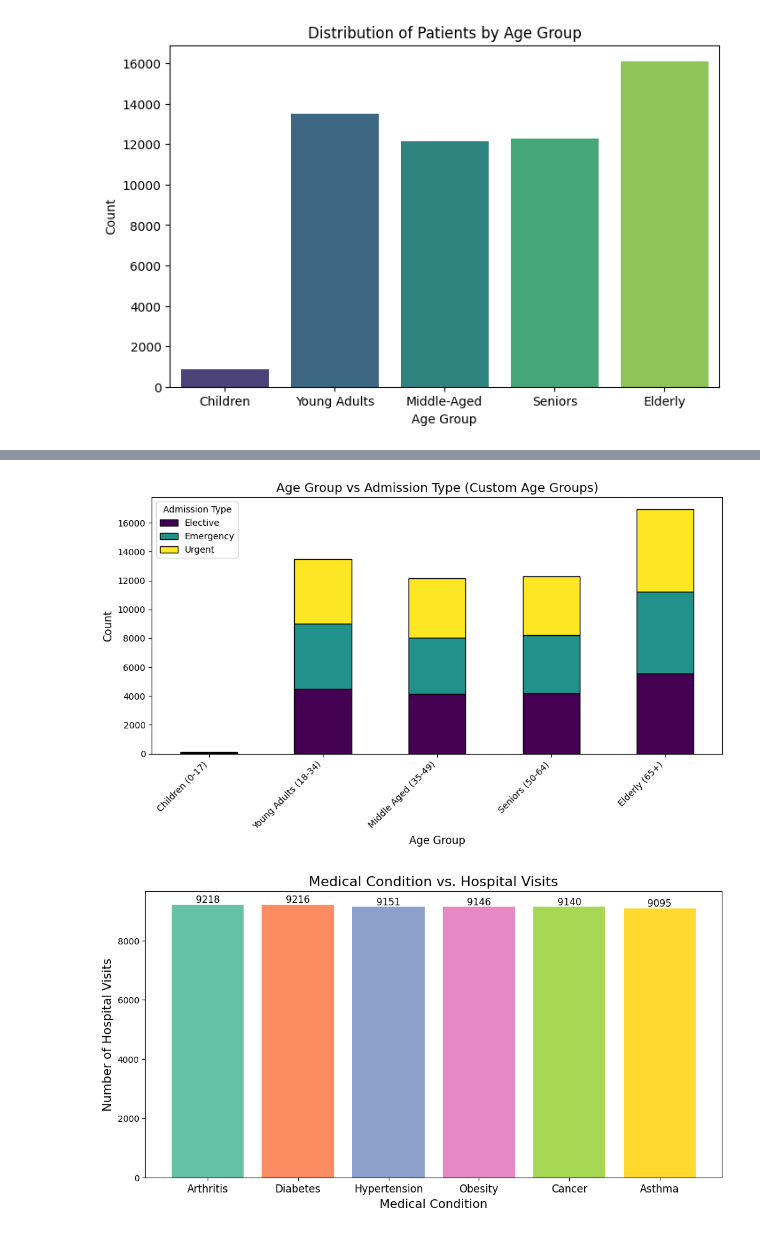
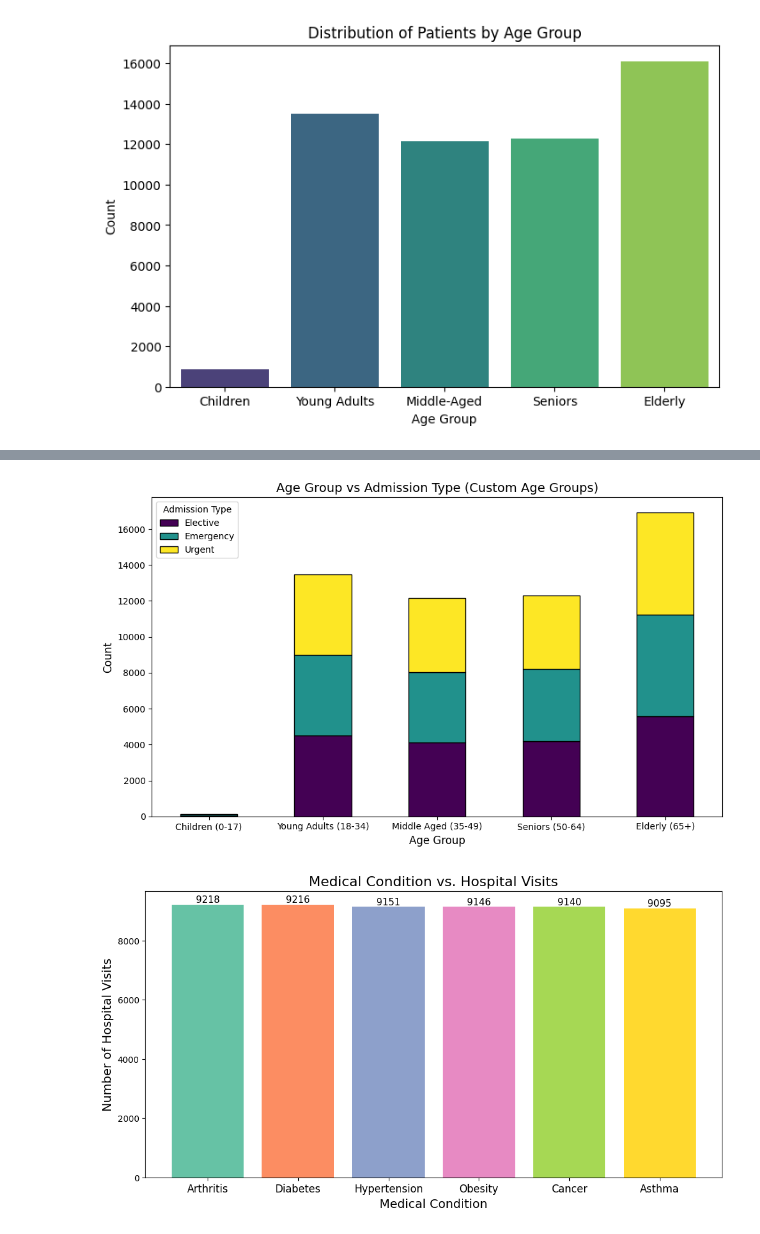
Before and after one commit to Thayallen02/MY-DAC-Curriculum, a Jupyter notebook: Internal Project/IP_Final_2.ipynb, the cells around one changed output, grey strips where cells are left out. Drawn from its saved outputs; the diff is of its cells as text; code cells hidden in the pictures.

```diff
--- a/Internal Project/IP_Final_2.ipynb
+++ b/Internal Project/IP_Final_2.ipynb
@@ -126,26 +130,26 @@ NameError: name 'average_billing_by_condition' is not defined
 # %%
 # Define new age groups for the analysis
 bins = [0, 17, 34, 49, 64, 100]
 labels = ['Children (0-17)', 'Young Adults (18-34)', 'Middle Aged (35-49)', 'Seniors (50-64)', 'Elderly (65+)']
 df['age_group_custom'] = pd.cut(df['age'], bins=bins, labels=labels)
 
 # Group data by new Age Group and Admission Type
 age_admission_custom_data = df.groupby(['age_group_custom', 'admission_type']).size().unstack()
 
 # Plot Age Group vs Admission Type with custom age groups
 age_admission_custom_data.plot(kind='bar', figsize=(10, 6), stacked=True, colormap='viridis', edgecolor='black')
 
 # Adding titles and labels
 plt.title("Age Group vs Admission Type (Custom Age Groups)", fontsize=14)
 plt.xlabel("Age Group", fontsize=12)
 plt.ylabel("Count", fontsize=12)
-plt.xticks(rotation=45, ha='right')
+plt.xticks(rotation=0)
 plt.legend(title="Admission Type", fontsize=10)
 plt.tight_layout()
 
 plt.show()
 # %% [output]
-[figure, old version]
+[figure, new version]
 # %%
 condition_counts = df['medical_condition'].value_counts()
 
```
Also changed, not shown: parts of 8 cells of this notebook.
